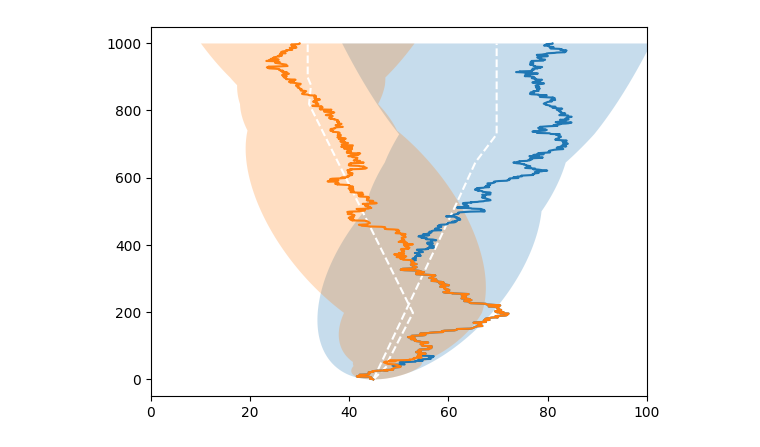
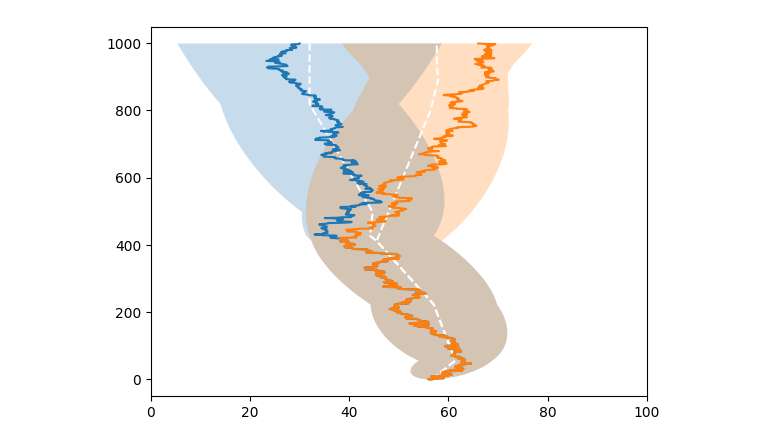
Before and after one commit to osmond-lab/sparg, a Jupyter notebook: figures/final/Fig7_two_pops/code/two_pops.ipynb, the cells around one changed output. Cells and saved outputs as stored; diff of their text form; code cells hidden in the pictures.

```diff
--- a/figures/final/Fig7_two_pops/code/two_pops.ipynb
+++ b/figures/final/Fig7_two_pops/code/two_pops.ipynb
@@ -42,2 +74,5 @@ for sample in subpop_and_seq_len:
+# %%
+sample = 63
+bp_interest = 788699.0
 # %%
 plt.scatter(location_x, composition, color="black")
@@ -98,6 +139,6 @@ locations_df = sparg.estimate_locations_of_ancestors_in_dataframe_using_window(d
 # %%
 for i,region in locations_df.groupby(["sample", "genome_position"]):
-    if i == (41, 202442.5) or i == (41, 822112.5):
+    if i == (sample, bp_interest-1) or i == (sample, bp_interest+1):
         left = []
         right = []
         for i,row in region.iterrows():
@@ -111,10 +152,12 @@ for i,region in locations_df.groupby(["sample", "genome_position"]):
             label="estimated"
         )
         plt.plot(region["window_0_estimated_location_0"], region["time"], color="white", linestyle="dashed", label="Estimated Location")
+
 for i,region in locations_df.groupby(["sample", "genome_position"]):
-    if i == (41, 202442.5) or i == (41, 822112.5):
+    if i == (sample, bp_interest-1) or i == (sample, bp_interest+1):
         plt.plot(region["true_location_0"], region["time"])
+
 plt.xlim(0,100)
-plt.savefig("two_pops_genetic_ancestors_fixed_confidence_tree.svg")
+plt.savefig("two_pops_genetic_ancestors_w0.svg")
 plt.show()
 # %% [output]
@@ -121,0 +165,2 @@ plt.show()
+# %%
+locations_df = sparg.estimate_locations_of_ancestors_in_dataframe_using_window(df=locations_df, spatial_arg=spatial_arg, window_size=-1, use_theoretical_dispersal=True)
@@ -121,0 +171,24 @@ plt.show()
+# %%
+for i,region in locations_df.groupby(["sample", "genome_position"]):
+    if i == (sample, bp_interest-1) or i == (sample, bp_interest+1):
+        left = []
+        right = []
+        for i,row in region.iterrows():
+            left.append(row["window_-1_estimated_location_0"]-1.96*math.sqrt(round(row["window_-1_variance_in_estimated_location_0"],3)))
+            right.append(row["window_-1_estimated_location_0"]+1.96*math.sqrt(round(row["window_-1_variance_in_estimated_location_0"],3)))
+        plt.fill_betweenx(
+            y=region["time"],
+            x1=left,
+            x2=right,
+            alpha=0.25,
+            label="estimated"
+        )
+        plt.plot(region["window_-1_estimated_location_0"], region["time"], color="white", linestyle="dashed", label="Estimated Location")
+
+for i,region in locations_df.groupby(["sample", "genome_position"]):
+    if i == (sample, bp_interest-1) or i == (sample, bp_interest+1):
+        plt.plot(region["true_location_0"], region["time"])
+
+plt.xlim(0,100)
+plt.savefig("two_pops_genetic_ancestors_w-1.svg")
+plt.show()
@@ -124,24 +202,26 @@ locations_df = sparg.estimate_locations_of_ancestors_in_dataframe_using_window(d
 # %%
 for i,region in locations_df.groupby(["sample", "genome_position"]):
-    if i == (41, 202442.5) or i == (41, 822112.5):
+    if i == (sample, bp_interest-1) or i == (sample, bp_interest+1):
         left = []
         right = []
         for i,row in region.iterrows():
             left.append(row["window_100_estimated_location_0"]-1.96*math.sqrt(round(row["window_100_variance_in_estimated_location_0"],3)))
             right.append(row["window_100_estimated_location_0"]+1.96*math.sqrt(round(row["window_100_variance_in_estimated_location_0"],3)))
         plt.fill_betweenx(
             y=region["time"],
             x1=left,
             x2=right,
             alpha=0.25,
             label="estimated"
         )
         plt.plot(region["window_100_estimated_location_0"], region["time"], color="white", linestyle="dashed", label="Estimated Location")
+
 for i,region in locations_df.groupby(["sample", "genome_position"]):
-    if i == (41, 202442.5) or i == (41, 822112.5):
+    if i == (sample, bp_interest-1) or i == (sample, bp_interest+1):
         plt.plot(region["true_location_0"], region["time"])
+
 plt.xlim(0,100)
-#plt.savefig("two_pops_genetic_ancestors_fixed_confidence_tree.svg")
+plt.savefig("two_pops_genetic_ancestors_w100.svg")
 plt.show()
 # %% [output]
-[figure, old version]
+[figure, new version]
```
Also changed, not shown: parts of 22 cells of this notebook, 16 other files.
